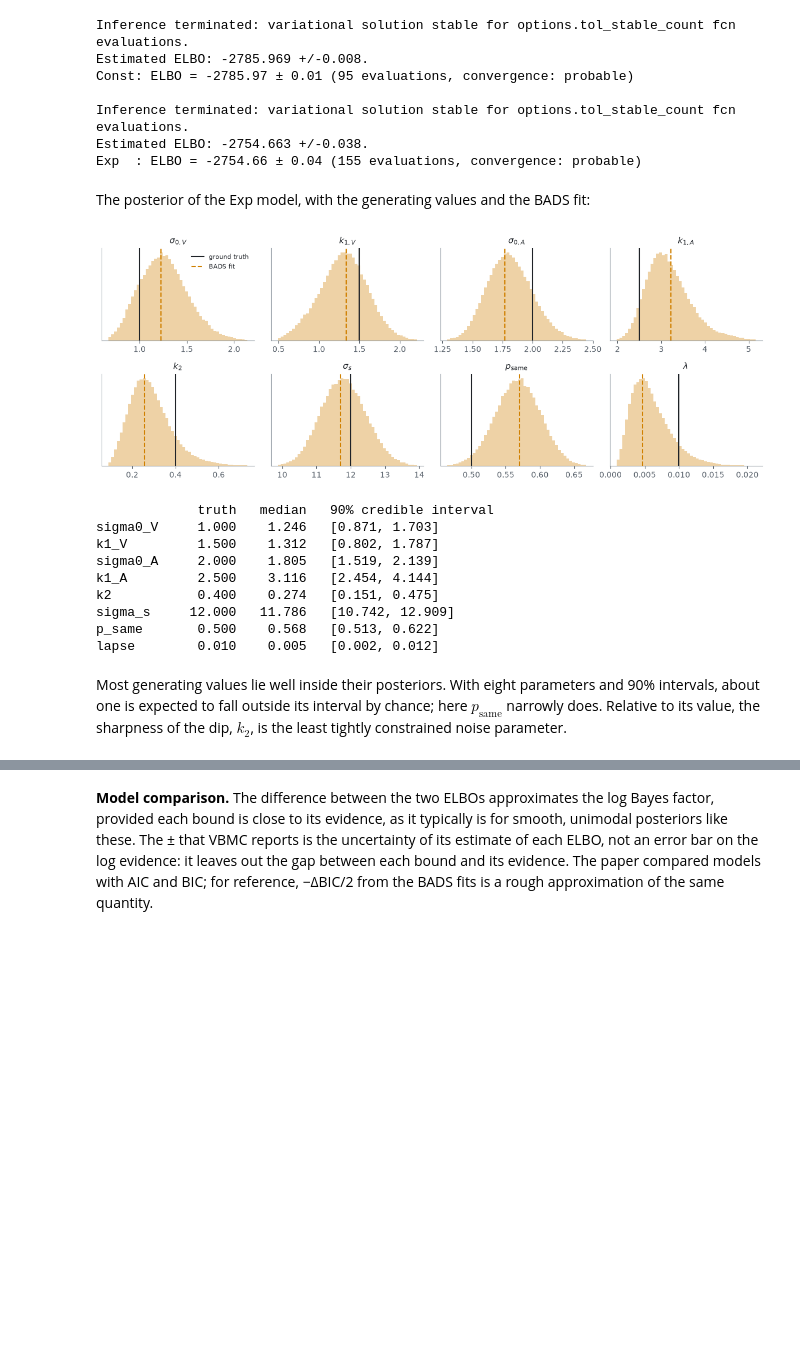
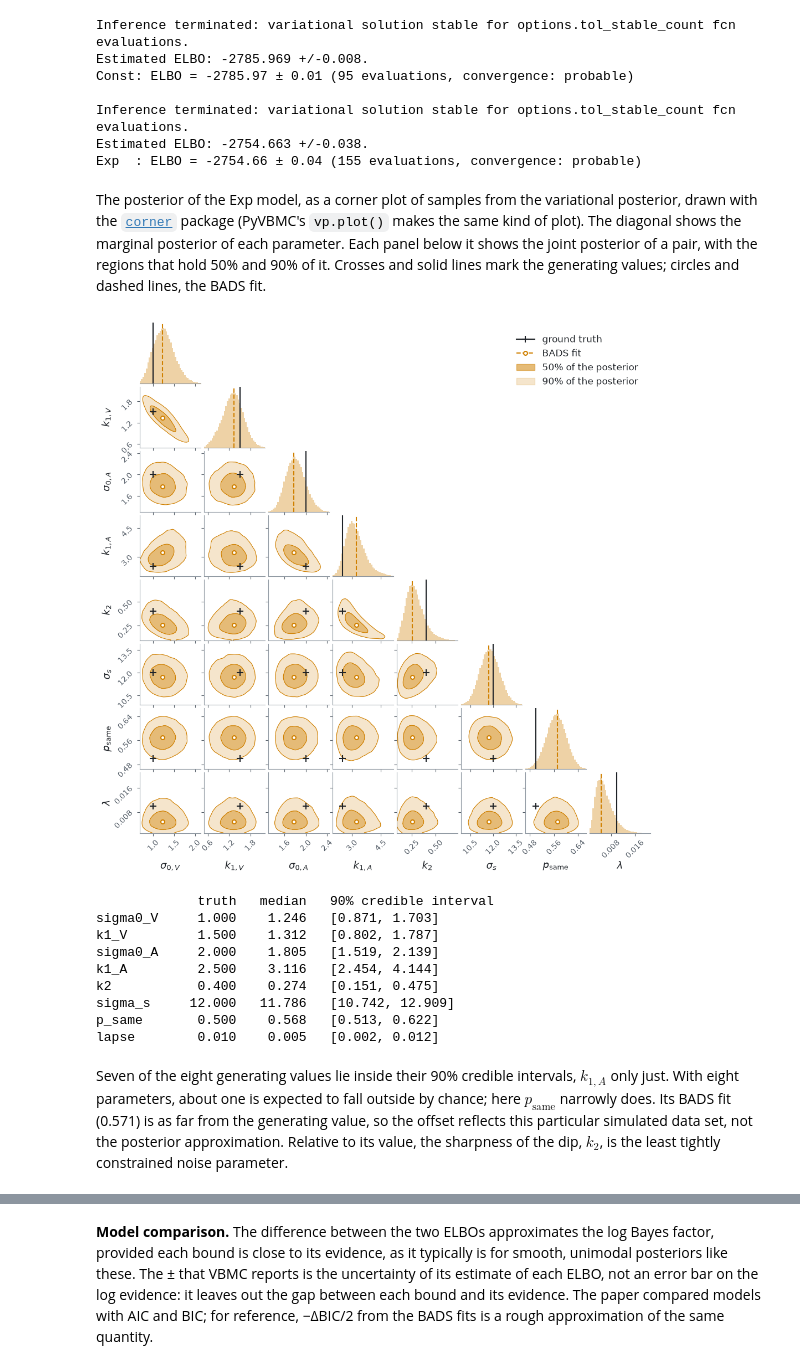
Before and after one commit to acerbilab/one-cause-or-two, a Jupyter notebook: notebook/one_cause_or_two.ipynb, the cells around one changed output, grey strips where cells are left out. Drawn from its saved outputs; the diff is of its cells as text; code cells hidden in the pictures; blank space fills up the shorter version.

```diff
--- a/notebook/one_cause_or_two.ipynb
+++ b/notebook/one_cause_or_two.ipynb
@@ -466,33 +469,53 @@ Inference terminated: variational solution stable for options.tol_stable_count f
 Estimated ELBO: -2754.663 +/-0.038.
 Exp  : ELBO = -2754.66 ± 0.04 (155 evaluations, convergence: probable)
 # %% [markdown]
-The posterior of the Exp model, with the generating values and the BADS fit:
+The posterior of the Exp model, as a corner plot of samples from the variational posterior, drawn with the [`corner`](https://corner.readthedocs.io/) package (PyVBMC's `vp.plot()` makes the same kind of plot). The diagonal shows the marginal posterior of each parameter. Each panel below it shows the joint posterior of a pair, with the regions that hold 50% and 90% of it. Crosses and solid lines mark the generating values; circles and dashed lines, the BADS fit.
 # %%
 LABELS = {
     "sigma0_V": r"$\sigma_{0,V}$", "k1_V": r"$k_{1,V}$", "sigma0_A": r"$\sigma_{0,A}$", "k1_A": r"$k_{1,A}$",
     "k2": r"$k_2$", "sigma_s": r"$\sigma_s$", "p_same": r"$p_\mathrm{same}$", "lapse": r"$\lambda$",
 }
 vp, _ = posteriors["Exp"]
 samples, _ = vp.sample(100_000)
+bads_x, K = fits["Exp"].x, len(PARAMS["Exp"])
 
-fig, axes = plt.subplots(2, 4, figsize=(12, 4.6))
-for i, (ax, name) in enumerate(zip(axes.flat, PARAMS["Exp"])):
-    lo, hi = np.percentile(samples[:, i], [0.1, 99.9])
-    ax.hist(samples[:, i], bins=np.linspace(lo, hi, 50), density=True, color=MODEL, alpha=0.35, lw=0)
-    ax.axvline(TRUTH[i], color=INK, lw=1.5, label="ground truth")
-    ax.axvline(fits["Exp"].x[i], color=MODEL, lw=1.5, ls="--", label="BADS fit")
-    ax.set(title=LABELS[name], yticks=[])
-    ax.grid(False)
-axes[0, 0].legend(loc="upper right", fontsize=8)
-fig.tight_layout()
+lo, hi = np.percentile(samples, [0.1, 99.9], axis=0)
+lo, hi = np.minimum(lo, np.minimum(TRUTH, bads_x)), np.maximum(hi, np.maximum(TRUTH, bads_x))
+with plt.rc_context({"axes.grid": False}):
+    fig = corner.corner(
+        samples, bins=40, range=list(zip(lo, hi)), smooth=1.0, color=MODEL, max_n_ticks=3,
+        labels=[LABELS[n] for n in PARAMS["Exp"]], label_kwargs={"fontsize": 13}, labelpad=0.15,
+        levels=(0.5, 0.9), plot_datapoints=False, plot_density=False, fill_contours=True,
+        contourf_kwargs={"colors": ["none", MODEL + "33", MODEL + "88"]},
+        contour_kwargs={"linewidths": 0.8},
+        hist_kwargs={"histtype": "stepfilled", "alpha": 0.35, "lw": 0},
+        fig=plt.figure(figsize=(10, 10)),
+    )
+axes = np.array(fig.axes).reshape(K, K)
+for i in range(K):
+    axes[i, i].spines["left"].set_visible(False)
+    axes[i, i].axvline(TRUTH[i], color=INK, lw=1.5)
+    axes[i, i].axvline(bads_x[i], color=MODEL, lw=1.5, ls="--")
+    for j in range(i):  # row i, column j: parameter j on x, parameter i on y
+        axes[i, j].plot(TRUTH[j], TRUTH[i], "+", color=INK, ms=9, mew=1.5)
+        axes[i, j].plot(bads_x[j], bads_x[i], "o", color=MODEL, mfc="white", ms=5, mew=1.5)
+fig.legend(
+    handles=[
+        Line2D([], [], color=INK, lw=1.5, marker="+", ms=9, mew=1.5, label="ground truth"),
+        Line2D([], [], color=MODEL, lw=1.5, ls="--", marker="o", mfc="white", ms=5, mew=1.5, label="BADS fit"),
+        Patch(color=MODEL + "88", label="50% of the posterior"),
+        Patch(color=MODEL + "33", label="90% of the posterior"),
+    ],
+    loc="upper right", bbox_to_anchor=(0.97, 0.97), fontsize=12,
+)
 plt.show()
 
 q05, q50, q95 = np.percentile(samples, [5, 50, 95], axis=0)
 print(f"{'':10s}{'truth':>8s}{'median':>9s}   90% credible interval")
 for name, t, m, a, b in zip(PARAMS["Exp"], TRUTH, q50, q05, q95):
     print(f"{name:10s}{t:8.3f}{m:9.3f}   [{a:.3f}, {b:.3f}]")
 # %% [output]
-[figure, old version]
+[figure, new version]
              truth   median   90% credible interval
 sigma0_V     1.000    1.246   [0.871, 1.703]
 k1_V         1.500    1.312   [0.802, 1.787]
@@ -503,4 +526,4 @@ sigma_s     12.000   11.786   [10.742, 12.909]
 p_same       0.500    0.568   [0.513, 0.622]
 lapse        0.010    0.005   [0.002, 0.012]
 # %% [markdown]
-Most generating values lie well inside their posteriors. With eight parameters and 90% intervals, about one is expected to fall outside its interval by chance; here $p_\text{same}$ narrowly does. Relative to its value, the sharpness of the dip, $k_2$, is the least tightly constrained noise parameter.
+Seven of the eight generating values lie inside their 90% credible intervals, $k_{1,A}$ only just. With eight parameters, about one is expected to fall outside by chance; here $p_\text{same}$ narrowly does. Its BADS fit (0.571) is as far from the generating value, so the offset reflects this particular simulated data set, not the posterior approximation. Relative to its value, the sharpness of the dip, $k_2$, is the least tightly constrained noise parameter.
```
Also changed, not shown: parts of 7 cells of this notebook.
